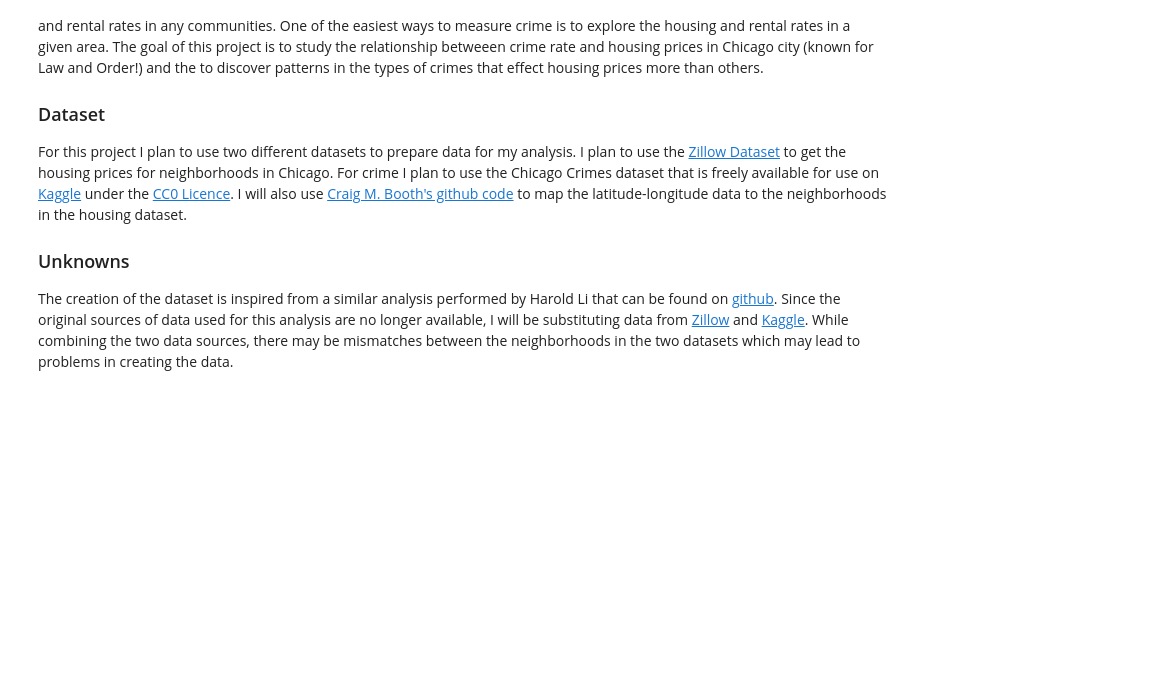
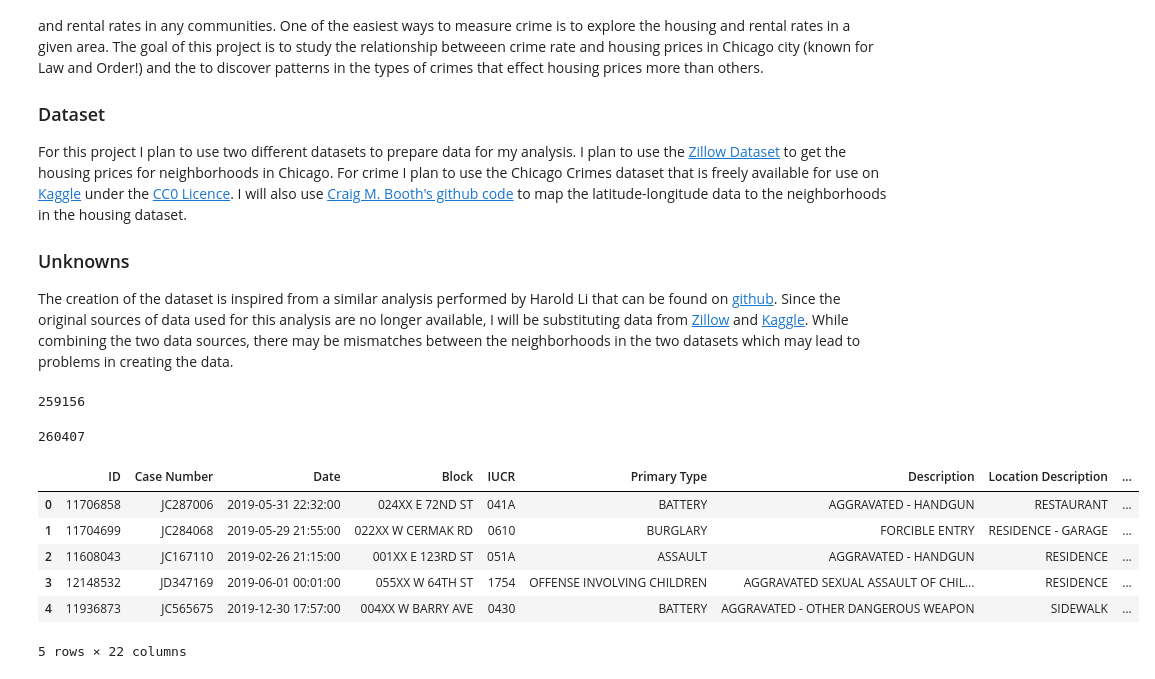
Before and after one commit to chavi-g/crime-rate-and-housing-price-analysis, a Jupyter notebook: final-project-report.ipynb, the cells around one changed output. Drawn from its saved outputs; the diff is of its cells as text; code cells hidden in the pictures; blank space fills up the shorter version.

```diff
--- a/final-project-report.ipynb
+++ b/final-project-report.ipynb
@@ -11,0 +17,8 @@ The creation of the dataset is inspired from a similar analysis performed by Har
+# %%
+len(crime_data[crime_data.Latitude.notnull()])
+# %% [output]
+259156
+# %%
+len(crime_data)
+# %% [output]
+260407
@@ -11,0 +28,10 @@ The creation of the dataset is inspired from a similar analysis performed by Har
+# %%
+crime_data.head(5)
+# %% [output]
+|  | ID | Case Number | Date | Block | IUCR | Primary Type | Description | Location Description | ... |
+| 0 | 11706858 | JC287006 | 2019-05-31 22:32:00 | 024XX E 72ND ST | 041A | BATTERY | AGGRAVATED - HANDGUN | RESTAURANT | ... |
+| 1 | 11704699 | JC284068 | 2019-05-29 21:55:00 | 022XX W CERMAK RD | 0610 | BURGLARY | FORCIBLE ENTRY | RESIDENCE - GARAGE | ... |
+| 2 | 11608043 | JC167110 | 2019-02-26 21:15:00 | 001XX E 123RD ST | 051A | ASSAULT | AGGRAVATED - HANDGUN | RESIDENCE | ... |
+| 3 | 12148532 | JD347169 | 2019-06-01 00:01:00 | 055XX W 64TH ST | 1754 | OFFENSE INVOLVING CHILDREN | AGGRAVATED SEXUAL ASSAULT OF CHIL... | RESIDENCE | ... |
+| 4 | 11936873 | JC565675 | 2019-12-30 17:57:00 | 004XX W BARRY AVE | 0430 | BATTERY | AGGRAVATED - OTHER DANGEROUS WEAPON | SIDEWALK | ... |
+5 rows × 22 columns
```
Also changed, not shown: parts of 26 cells of this notebook, 4 other files.
